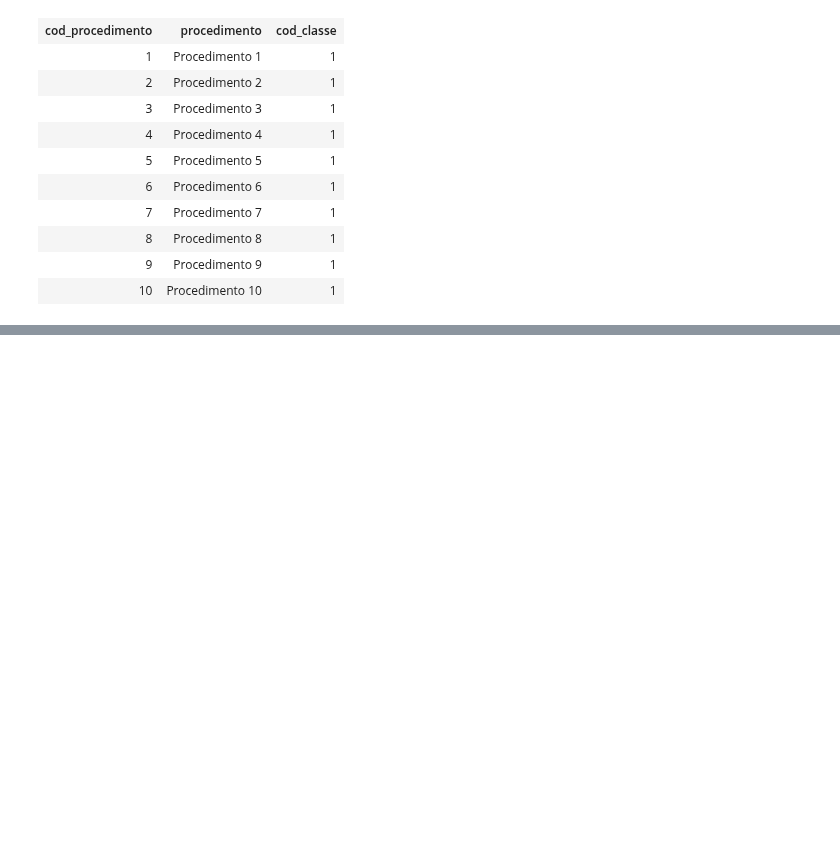
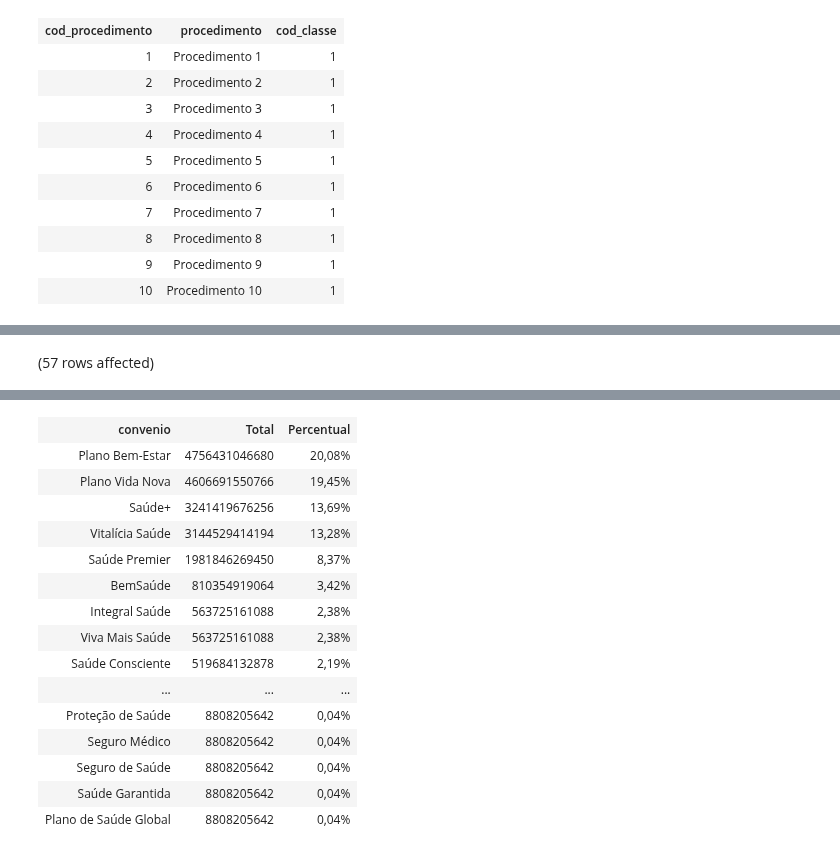
Before and after one commit to AlbertoFAraujo/EDA_Hospitalar, a Jupyter notebook: Xhospital_EDA.ipynb, the cells around one changed output, grey strips where cells are left out. Cells and saved outputs as stored; diff of their text form; code cells hidden in the pictures; blank space fills up the shorter version.

```diff
--- a/Xhospital_EDA.ipynb
+++ b/Xhospital_EDA.ipynb
@@ -116,0 +140,21 @@ Total execution time: 00:00:00.015
+# %%
+-- Quais convênios nos geram maior faturamento?
+WITH Tab AS (
+SELECT
+    tab_convenio.convenio,
+    SUM(tab_internacoes.valor) AS Total
+FROM tab_convenio
+INNER JOIN tab_paciente
+ON tab_convenio.cod_convenio = tab_paciente.cod_convenio
+INNER JOIN tab_internacoes
+ON tab_paciente.cod_paciente = tab_paciente.cod_paciente
+GROUP BY tab_convenio.convenio
+)
+SELECT
+    convenio,
+    Total,
+    FORMAT(Total/SUM(Total)OVER(),'0.00%') AS Percentual
+FROM Tab
+ORDER BY Total DESC
+# %% [output]
+(57 rows affected)
@@ -116,0 +162,16 @@ Total execution time: 00:00:00.015
+| convenio | Total | Percentual |
+| Plano Bem-Estar | 4756431046680 | 20,08% |
+| Plano Vida Nova | 4606691550766 | 19,45% |
+| Saúde+ | 3241419676256 | 13,69% |
+| Vitalícia Saúde | 3144529414194 | 13,28% |
+| Saúde Premier | 1981846269450 | 8,37% |
+| BemSaúde | 810354919064 | 3,42% |
+| Integral Saúde | 563725161088 | 2,38% |
+| Viva Mais Saúde | 563725161088 | 2,38% |
+| Saúde Consciente | 519684132878 | 2,19% |
+| ... | ... | ... |
+| Proteção de Saúde | 8808205642 | 0,04% |
+| Seguro Médico | 8808205642 | 0,04% |
+| Seguro de Saúde | 8808205642 | 0,04% |
+| Saúde Garantida | 8808205642 | 0,04% |
+| Plano de Saúde Global | 8808205642 | 0,04% |
```
Also changed, not shown: parts of 7 cells of this notebook.
